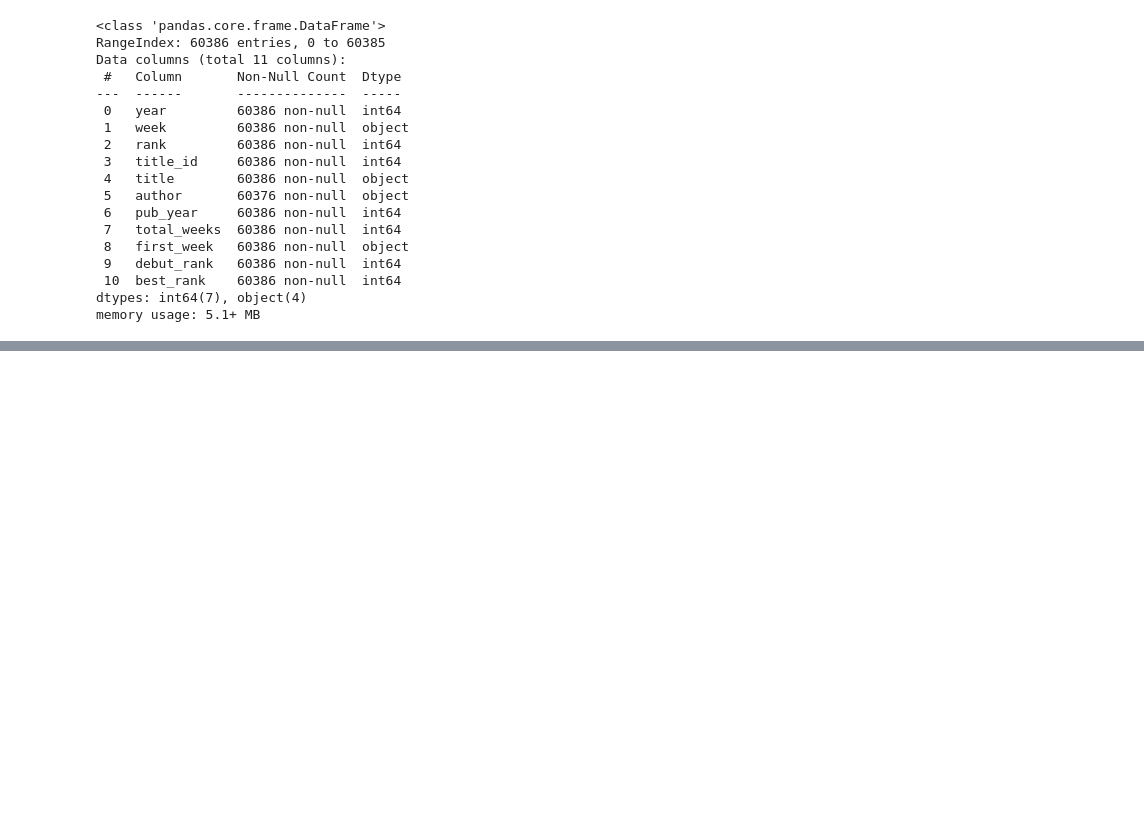
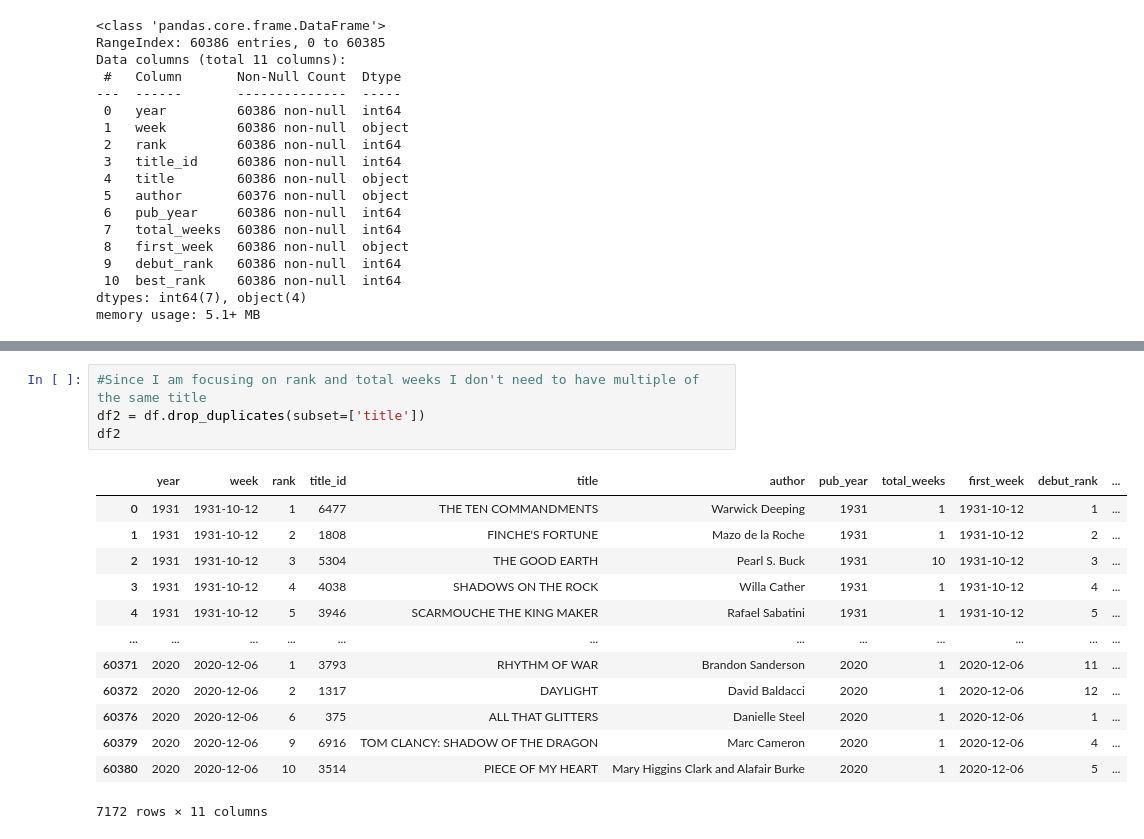
Before and after one commit to ada-xo-xo/dsrp, a Jupyter notebook: DSRP_2026_Adanna_Oji.ipynb, the cells around one changed output, grey strips where cells are left out. Saved outputs shown, nothing was run; the diff lists cells and outputs as text; blank space fills up the shorter version.

```diff
--- a/DSRP_2026_Adanna_Oji.ipynb
+++ b/DSRP_2026_Adanna_Oji.ipynb
@@ -70,0 +83,18 @@ print(missing_data)
+# %%
+#Since I am focusing on rank and total weeks I don't need to have multiple of the same title
+df2 = df.drop_duplicates(subset=['title'])
+df2
+# %% [output]
+|  | year | week | rank | title_id | title | author | pub_year | total_weeks | first_week | debut_rank | ... |
+| 0 | 1931 | 1931-10-12 | 1 | 6477 | THE TEN COMMANDMENTS | Warwick Deeping | 1931 | 1 | 1931-10-12 | 1 | ... |
+| 1 | 1931 | 1931-10-12 | 2 | 1808 | FINCHE'S FORTUNE | Mazo de la Roche | 1931 | 1 | 1931-10-12 | 2 | ... |
+| 2 | 1931 | 1931-10-12 | 3 | 5304 | THE GOOD EARTH | Pearl S. Buck | 1931 | 10 | 1931-10-12 | 3 | ... |
+| 3 | 1931 | 1931-10-12 | 4 | 4038 | SHADOWS ON THE ROCK | Willa Cather | 1931 | 1 | 1931-10-12 | 4 | ... |
+| 4 | 1931 | 1931-10-12 | 5 | 3946 | SCARMOUCHE THE KING MAKER | Rafael Sabatini | 1931 | 1 | 1931-10-12 | 5 | ... |
+| ... | ... | ... | ... | ... | ... | ... | ... | ... | ... | ... | ... |
+| 60371 | 2020 | 2020-12-06 | 1 | 3793 | RHYTHM OF WAR | Brandon Sanderson | 2020 | 1 | 2020-12-06 | 11 | ... |
+| 60372 | 2020 | 2020-12-06 | 2 | 1317 | DAYLIGHT | David Baldacci | 2020 | 1 | 2020-12-06 | 12 | ... |
+| 60376 | 2020 | 2020-12-06 | 6 | 375 | ALL THAT GLITTERS | Danielle Steel | 2020 | 1 | 2020-12-06 | 1 | ... |
+| 60379 | 2020 | 2020-12-06 | 9 | 6916 | TOM CLANCY: SHADOW OF THE DRAGON | Marc Cameron | 2020 | 1 | 2020-12-06 | 4 | ... |
+| 60380 | 2020 | 2020-12-06 | 10 | 3514 | PIECE OF MY HEART | Mary Higgins Clark and Alafair Burke | 2020 | 1 | 2020-12-06 | 5 | ... |
+7172 rows × 11 columns
```
Also changed, not shown: parts of 13 cells of this notebook.
